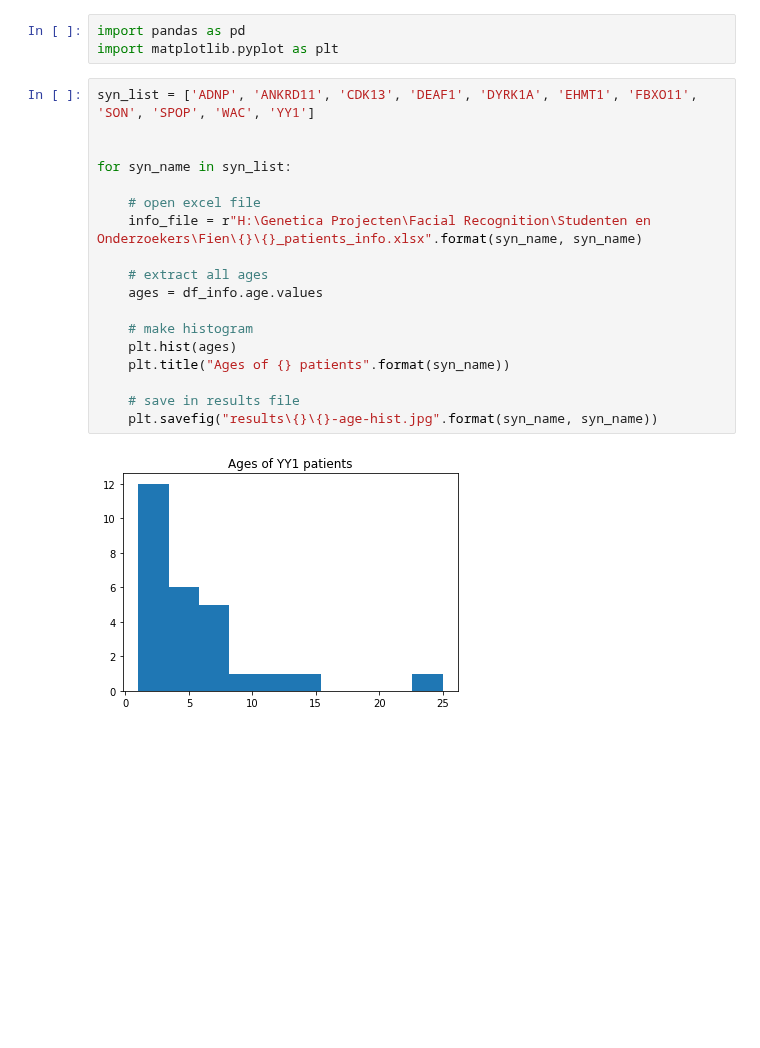
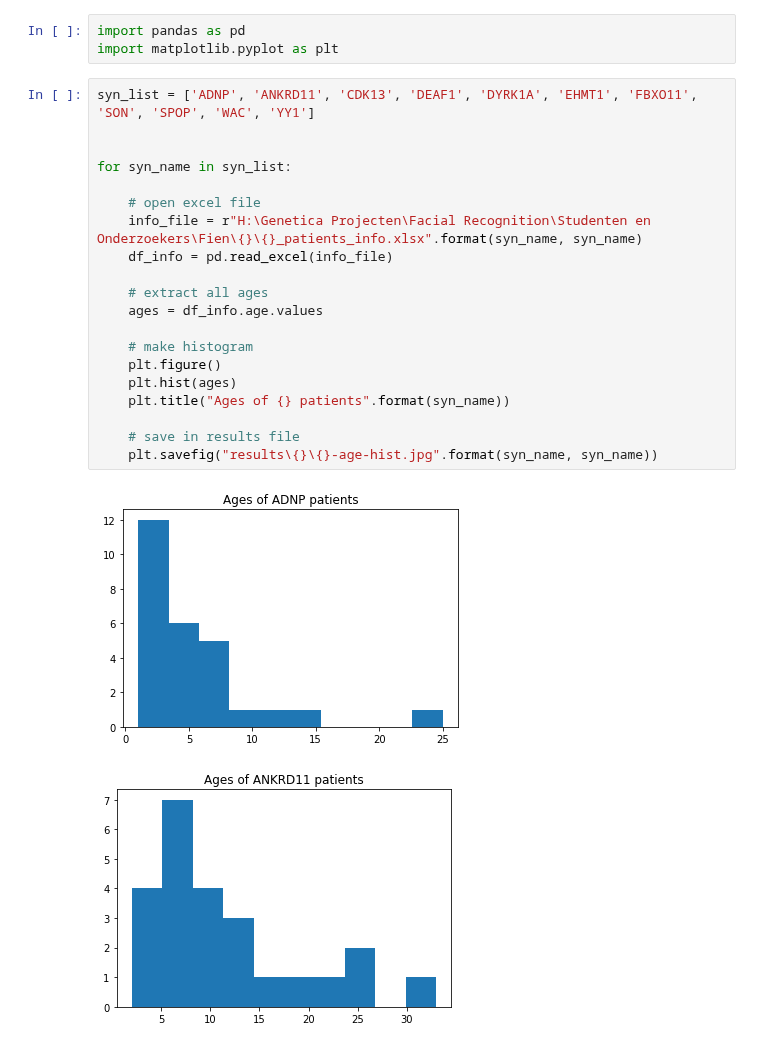
Before and after one commit to spatiebalk/face-classification, a Jupyter notebook: plot-age-histogram.ipynb, the cells around one changed output. Drawn from its saved outputs; the diff is of its cells as text; blank space fills up the shorter version.

```diff
--- a/plot-age-histogram.ipynb
+++ b/plot-age-histogram.ipynb
@@ -4,20 +4,23 @@ import matplotlib.pyplot as plt
 # %%
 syn_list = ['ADNP', 'ANKRD11', 'CDK13', 'DEAF1', 'DYRK1A', 'EHMT1', 'FBXO11', 'SON', 'SPOP', 'WAC', 'YY1']
 
 
 for syn_name in syn_list:
 
     # open excel file
     info_file = r"H:\Genetica Projecten\Facial Recognition\Studenten en Onderzoekers\Fien\{}\{}_patients_info.xlsx".format(syn_name, syn_name)
+    df_info = pd.read_excel(info_file)
 
     # extract all ages
     ages = df_info.age.values
 
     # make histogram
+    plt.figure()
     plt.hist(ages)
     plt.title("Ages of {} patients".format(syn_name))
 
     # save in results file
     plt.savefig("results\{}\{}-age-hist.jpg".format(syn_name, syn_name))
 # %% [output]
-[figure, old version]
+[figure, new version]
+[figure, added]
```
Also changed, not shown: parts of 1 cell of this notebook, 14 other files.
